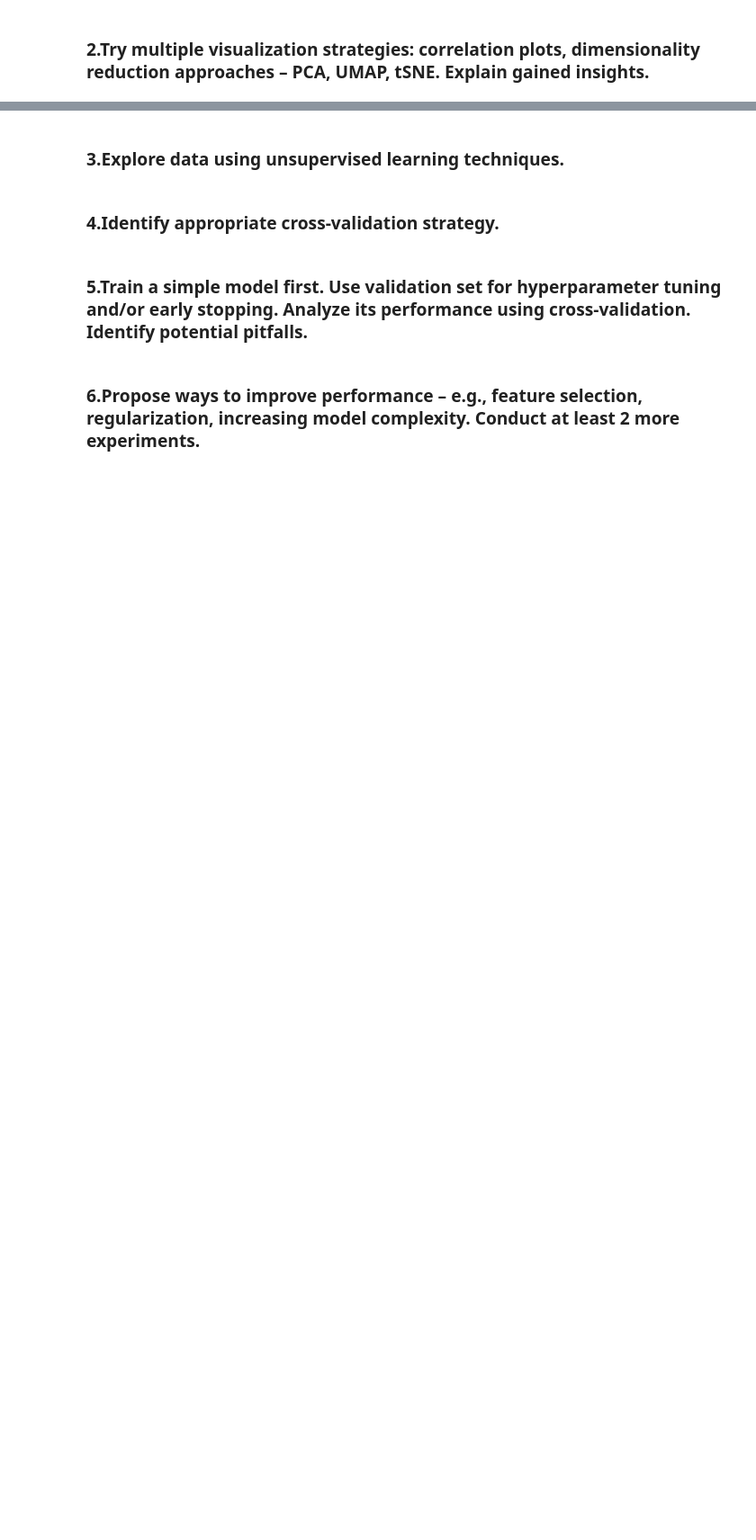
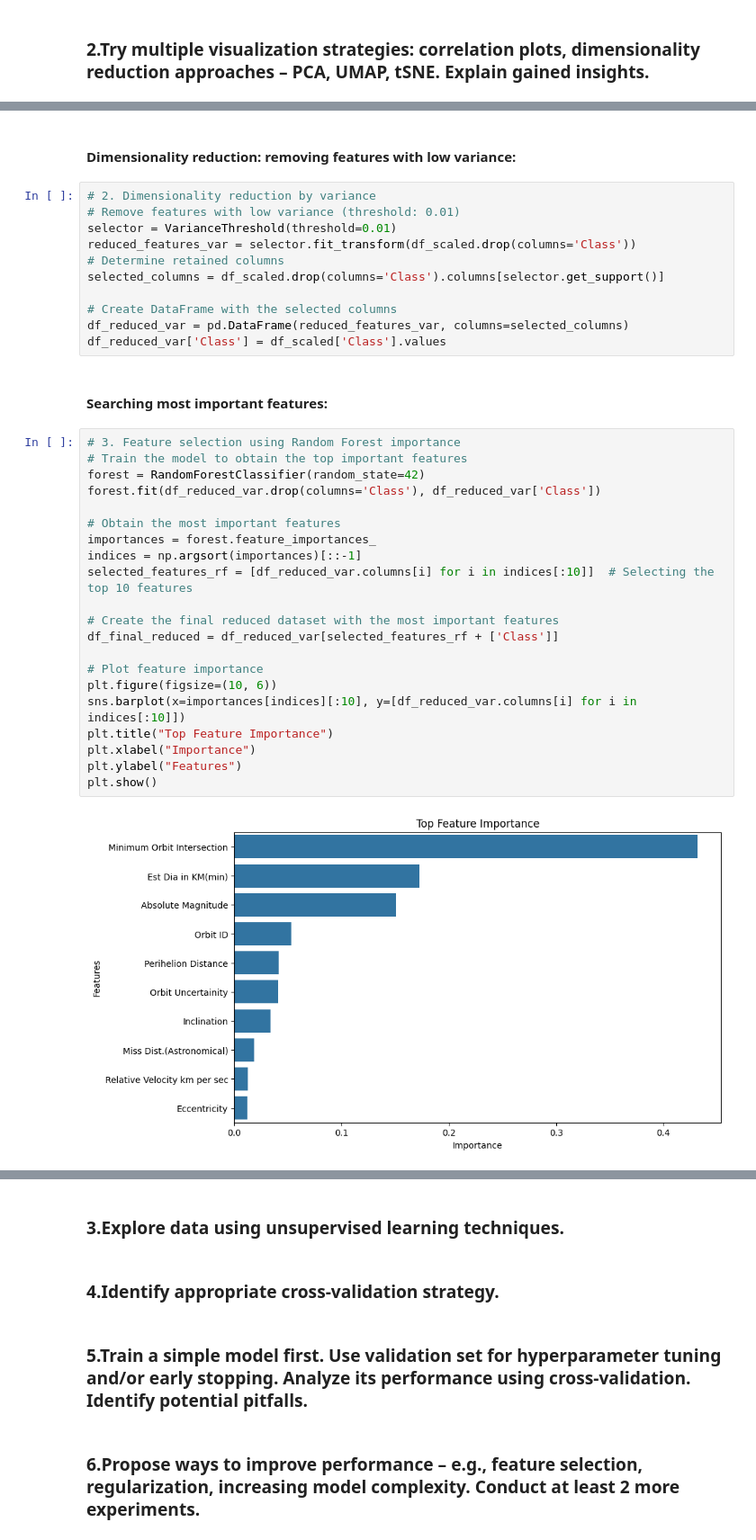
Before and after one commit to pablolozanoa/DPaA-Project---Group-2, a Jupyter notebook: Submission_1.ipynb, the cells around one changed output, grey strips where cells are left out. Shown at 90% size. Saved outputs shown, nothing was run; the diff lists cells and outputs as text; blank space fills up the shorter version.

```diff
--- a/Submission_1.ipynb
+++ b/Submission_1.ipynb
@@ -210,0 +229,38 @@ plt.show()
+# %% [markdown]
+#### Dimensionality reduction: removing features with low variance:
+# %%
+# 2. Dimensionality reduction by variance
+# Remove features with low variance (threshold: 0.01)
+selector = VarianceThreshold(threshold=0.01)
+reduced_features_var = selector.fit_transform(df_scaled.drop(columns='Class'))
+# Determine retained columns
+selected_columns = df_scaled.drop(columns='Class').columns[selector.get_support()]
+
+# Create DataFrame with the selected columns
+df_reduced_var = pd.DataFrame(reduced_features_var, columns=selected_columns)
+df_reduced_var['Class'] = df_scaled['Class'].values
+# %% [markdown]
+#### Searching most important features:
+# %%
+# 3. Feature selection using Random Forest importance
+# Train the model to obtain the top important features
+forest = RandomForestClassifier(random_state=42)
+forest.fit(df_reduced_var.drop(columns='Class'), df_reduced_var['Class'])
+
+# Obtain the most important features
+importances = forest.feature_importances_
+indices = np.argsort(importances)[::-1]
+selected_features_rf = [df_reduced_var.columns[i] for i in indices[:10]]  # Selecting the top 10 features
+
+# Create the final reduced dataset with the most important features
+df_final_reduced = df_reduced_var[selected_features_rf + ['Class']]
+
+# Plot feature importance
+plt.figure(figsize=(10, 6))
+sns.barplot(x=importances[indices][:10], y=[df_reduced_var.columns[i] for i in indices[:10]])
+plt.title("Top Feature Importance")
+plt.xlabel("Importance")
+plt.ylabel("Features")
+plt.show()
+# %% [output]
+[figure, added]
```
Also changed, not shown: parts of 8 cells of this notebook, 2 other files.
